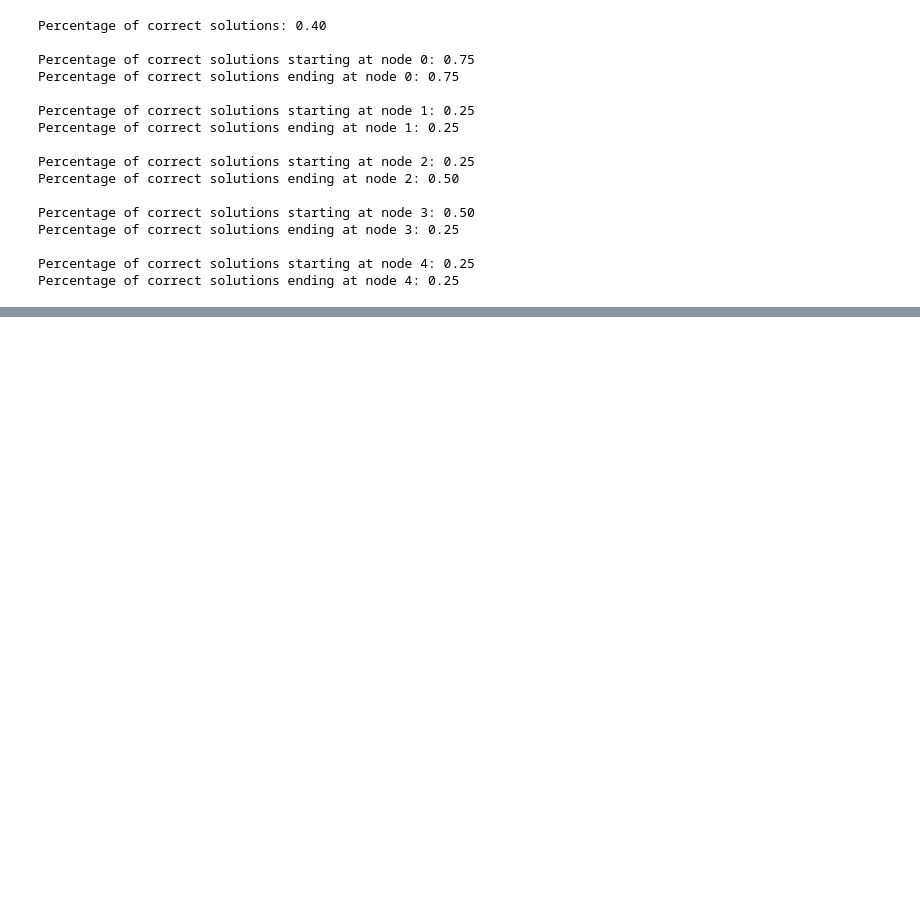
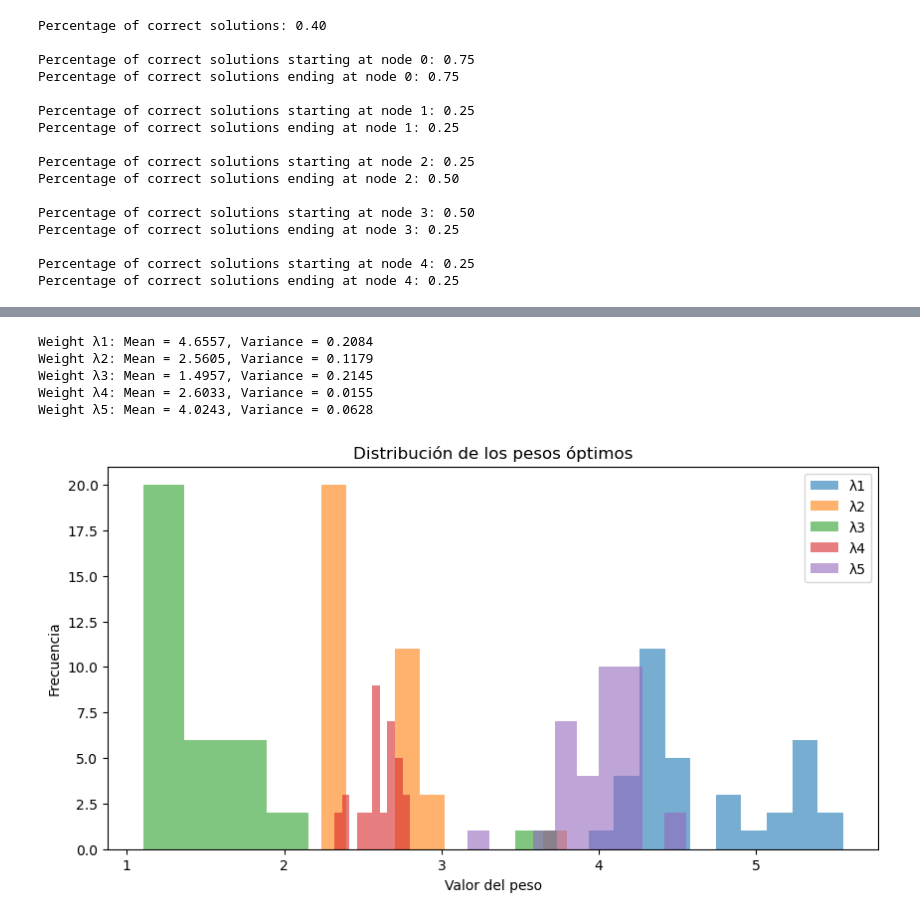
Before and after one commit to pasqal-io/Pasqal_Hackathon_Feb25_Team_03, a Jupyter notebook: Analysis_Optimized_Lambdas.ipynb, the cells around one changed output, grey strips where cells are left out. Saved outputs shown, nothing was run; the diff lists cells and outputs as text; code cells hidden in the pictures; blank space fills up the shorter version.

```diff
--- a/Analysis_Optimized_Lambdas.ipynb
+++ b/Analysis_Optimized_Lambdas.ipynb
@@ -171,0 +172,40 @@ Percentage of correct solutions ending at node 4: 1.00
+# %%
+# Analysis of the mean lambdas without specifyng the number of stops or travels
+
+import glob
+import matplotlib.pyplot as plt
+import numpy as np
+
+concrete_simulations = "lambdas"
+files_to_find = "./data/lamdasOptimized/"+concrete_simulations+"*"
+files = glob.glob(files_to_find)
+
+all_weights = []
+
+for file in files:
+    weights = np.loadtxt(file)
+    all_weights.append(weights)
+
+all_weights = np.array(all_weights)  # Shape: (num_files, 5)
+
+means = np.mean(all_weights, axis=0)
+variances = np.var(all_weights, axis=0)
+
+for i in range(5):
+    print(f"Weight λ{i+1}: Mean = {means[i]:.4f}, Variance = {variances[i]:.4f}")
+
+plt.figure(figsize=(10, 5))
+for i in range(5):
+    plt.hist(all_weights[:, i], bins=10, alpha=0.6, label=f"λ{i+1}")
+plt.xlabel("Valor del peso")
+plt.ylabel("Frecuencia")
+plt.title("Distribución de los pesos óptimos")
+plt.legend()
+plt.show()
+# %% [output]
+Weight λ1: Mean = 4.6557, Variance = 0.2084
+Weight λ2: Mean = 2.5605, Variance = 0.1179
+Weight λ3: Mean = 1.4957, Variance = 0.2145
+Weight λ4: Mean = 2.6033, Variance = 0.0155
+Weight λ5: Mean = 4.0243, Variance = 0.0628
+[figure, added]
```
Also changed, not shown: parts of 5 cells of this notebook, 14 other files.
